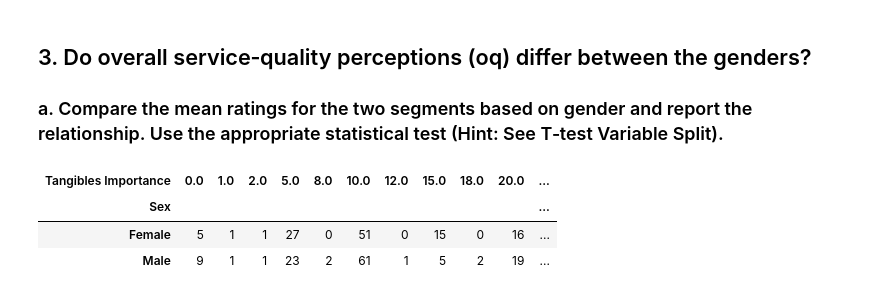
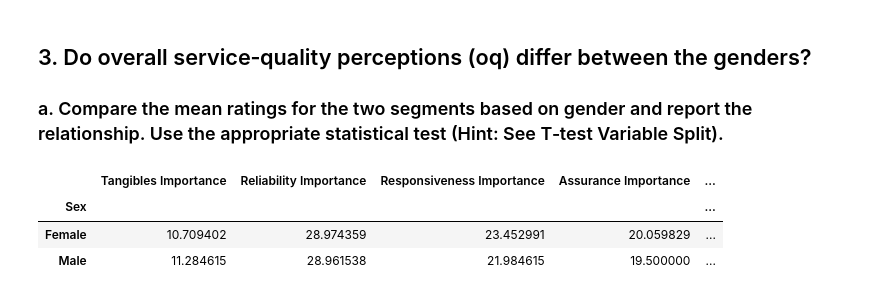
Before and after one commit to ktkuwahara/sharing-repository, a Jupyter notebook: National Insurance.ipynb, the cells around one changed output. Drawn from its saved outputs; the diff is of its cells as text; code cells hidden in the pictures.

```diff
--- a/National Insurance.ipynb
+++ b/National Insurance.ipynb
@@ -272,12 +272,11 @@ bar_plt = bar_plt.set_xticklabels(bar_plt.get_xticklabels(), rotation=90)
 # %%
 df_e = df[["tanimp","relimp","resimp","asrimp","empimp", "sex"]].copy()
 df_e.columns = ["Tangibles Importance","Reliability Importance","Responsiveness Importance","Assurance Importance","Empathy Importance", "Sex"]
 df_e = df_e.dropna()
-
-tab2 = pd.crosstab(index = df_e["Sex"], columns = df_e["Tangibles Importance"])
-display(tab2)
+means = df_e.groupby("Sex").mean()
+means
 # %% [output]
-| Tangibles Importance | 0.0 | 1.0 | 2.0 | 5.0 | 8.0 | 10.0 | 12.0 | 15.0 | 18.0 | 20.0 | ... |
-| Sex |  |  |  |  |  |  |  |  |  |  | ... |
-| Female | 5 | 1 | 1 | 27 | 0 | 51 | 0 | 15 | 0 | 16 | ... |
-| Male | 9 | 1 | 1 | 23 | 2 | 61 | 1 | 5 | 2 | 19 | ... |
+|  | Tangibles Importance | Reliability Importance | Responsiveness Importance | Assurance Importance | ... |
+| Sex |  |  |  |  | ... |
+| Female | 10.709402 | 28.974359 | 23.452991 | 20.059829 | ... |
+| Male | 11.284615 | 28.961538 | 21.984615 | 19.500000 | ... |
```
Also changed, not shown: parts of 6 cells of this notebook.
